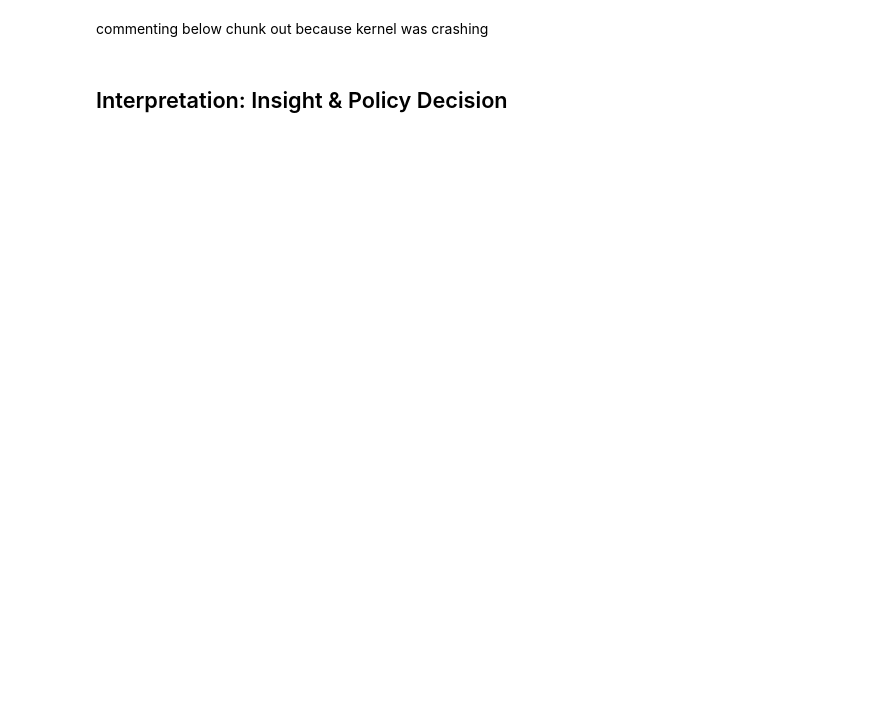
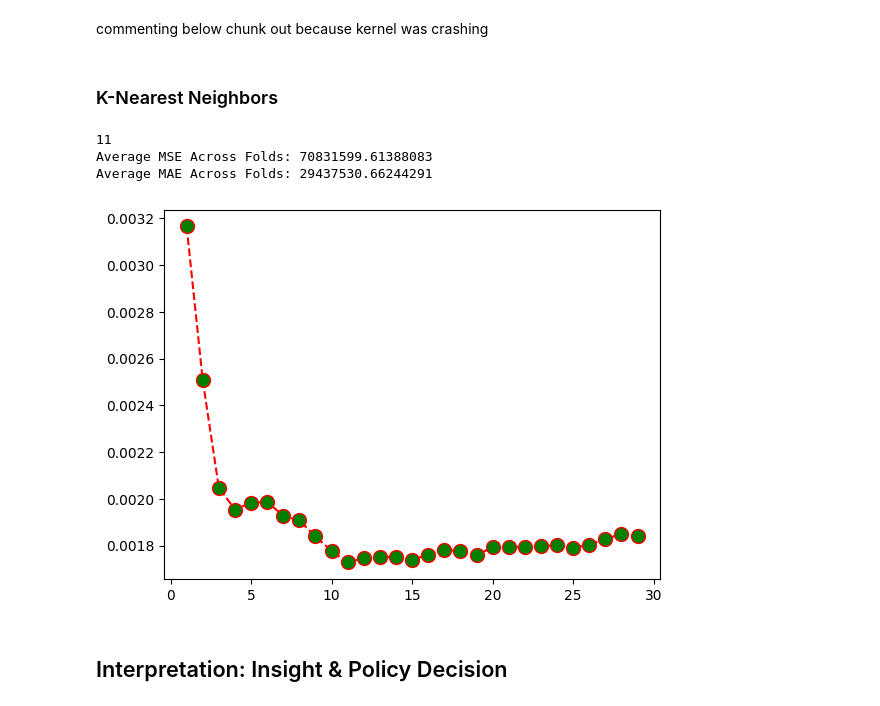
Before and after one commit to cmsc320-gautham-evan-arjun/cmsc320-gautham-evan-arjun.github.io, a Jupyter notebook: finaltutorial.ipynb, the cells around one changed output. Saved outputs shown, nothing was run; the diff lists cells and outputs as text; code cells hidden in the pictures; blank space fills up the shorter version.

```diff
--- a/finaltutorial.ipynb
+++ b/finaltutorial.ipynb
@@ -798,0 +755,3 @@ array([ 0.21874232,  0.09898481,  0.01539444, -0.06700797, -0.05194763,
+# %%
+movie_df_ml = movie_df.drop(['movie_title', 'vote_average', 'release_date', 'production_company', 'tomatometer_status', 'audience_count'], axis = 1)
+movie_df_ml
@@ -799,12 +832,12 @@ array([ 0.21874232,  0.09898481,  0.01539444, -0.06700797, -0.05194763,
 # %%
-y_pred = reg.predict(X_test)
-error = []
-index = 0
-for item in y_test:
-    error.append(abs(item - y_pred[index]))
+# y_pred = reg.predict(X_test)
+# error = []
+# index = 0
+# for item in y_test:
+#     error.append(abs(item - y_pred[index]))
 
-print("mean error:" +str(sum(error)/len(error)))
+# print("mean error:" +str(sum(error)/len(error)))
 
-print("mean value: "+str(sum(y_test)/len(y_test)))
+# print("mean value: "+str(sum(y_test)/len(y_test)))
 
-print("percent error:" + str((sum(error)/len(error))/(sum(y_test)/len(y_test))))
+# print("percent error:" + str((sum(error)/len(error))/(sum(y_test)/len(y_test))))
@@ -852,6 +881,64 @@ commenting below chunk out because kernel was crashing
 
 # model = get_basic_model()
 # model.fit(numeric_features, target, epochs=15, batch_size=5)
+# %% [markdown]
+### K-Nearest Neighbors
+# %%
+
+
+scaler = MinMaxScaler()
+
+scaled_revenue = scaler.fit_transform(movie_df_ml[['revenue']])
+movie_df_ml['revenue']=scaled_revenue
+X = movie_df_ml.drop(['revenue'], axis= 1)
+
+y = movie_df_ml[ "revenue"]
+
+
+x_train, x_test, y_train, y_test = train_test_split(X, y, test_size=0.3, shuffle=True)
+
+# Finding the best K value for KNN
+K_values=range(1,30)
+scores=[]
+for k in K_values:
+    knn_regressor = KNeighborsRegressor(n_neighbors=k)
+    knn_regressor.fit(x_train, y_train)
+    y_pred=knn_regressor.predict(x_test)
+    scores.append(mean_squared_error(y_pred, y_test))
+best_knn_val = K_values[np.argmin(scores)]
+print(best_knn_val)
+plt.plot(K_values,scores, color='red', linestyle='dashed', marker='o', markerfacecolor='green', markersize=10)
+
+
+
+
+k_cross_validation = KFold(n_splits=6, shuffle=True, random_state=42)
+
+knn_regressor = KNeighborsRegressor(n_neighbors=best_knn_val)
+K_values_lst=[]
+mse=[]
+mae=[]
+for train_indices, test_indices in kf.split(X):
+    x_train, x_test = X.iloc[train_indices], X.iloc[test_indices]
+    y_train, y_test = y.iloc[train_indices], y.iloc[test_indices]
+    knn_regressor.fit(x_train, y_train)
+    y_pred=knn_regressor.predict(x_test)
+    mse = mean_squared_error(y_test, y_pred)
+    mae = mean_absolute_error(y_test, y_pred)
+    mse_values.append(mse)
+    mae_values.append(mae)
+
+
+average_mse = np.mean(mse_values)
+average_mae = np.mean(mae_values)
+
+print("Average MSE Across Folds: " + str(np.sqrt(average_mse)))
+print("Average MAE Across Folds: " + str(average_mae))
+# %% [output]
+11
+Average MSE Across Folds: 70831599.61388083
+Average MAE Across Folds: 29437530.66244291
+[figure, added]
 # %% [markdown]
 ## Interpretation: Insight & Policy Decision
 # %%
```
Also changed, not shown: parts of 11 cells of this notebook.
